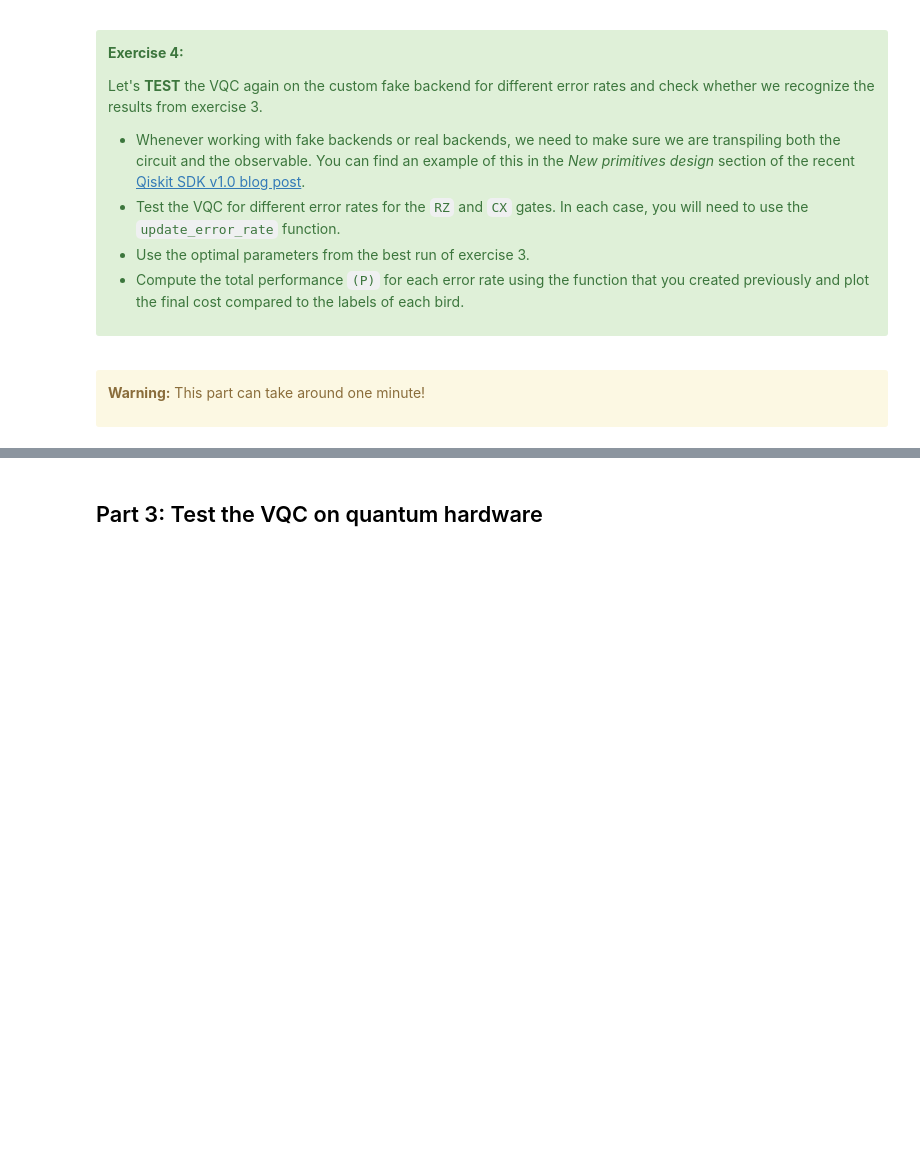
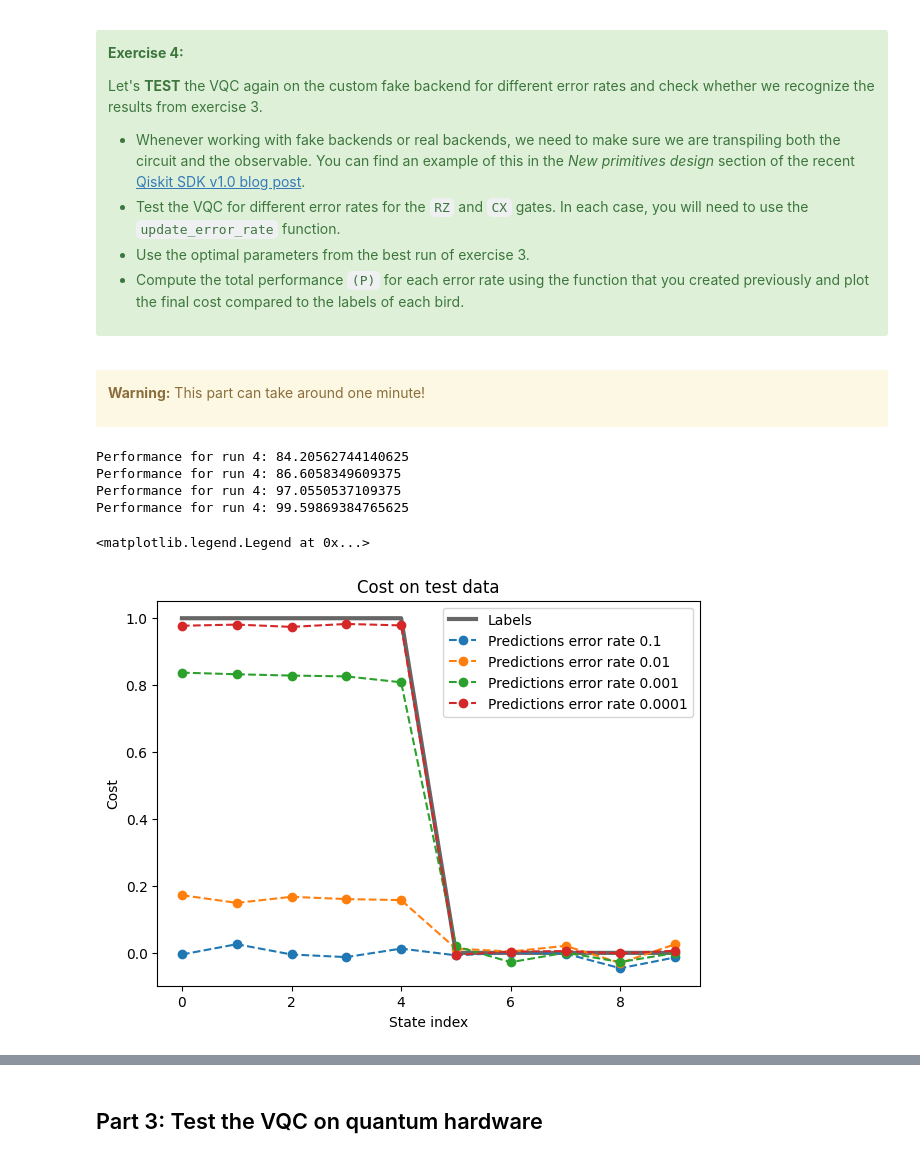
Before and after one commit to thspreetham98/ibm-quantum-challenge-2024, a Jupyter notebook: content/lab_4/lab-4.ipynb, the cells around one changed output, grey strips where cells are left out. Saved outputs shown, nothing was run; the diff lists cells and outputs as text; code cells hidden in the pictures; blank space fills up the shorter version.

```diff
--- a/content/lab_4/lab-4.ipynb
+++ b/content/lab_4/lab-4.ipynb
@@ -397,9 +440,19 @@ def test_VQC(list_coefficients, list_labels, ansatz, obs, opt_params, estimator,
         list: List of test results
     """
     ### Write your code below here ###
+    jobs = []
+    for coeffs in list_coefficients:
+        qc = QuantumCircuit(num_qubits)
+        qc.initialize(coeffs, range(num_qubits))
+        qc = qc.compose(ansatz)
 
+        tqc = pm.run(qc)
+        tobs = obs.apply_layout(layout=tqc.layout)
+        pub = (tqc, tobs, opt_params)
+        job = estimator.run([pub])
+        jobs.append(job)
 
-
+    results_test = [job.result()[0].data.evs for job in jobs]
 
     ### Don't change any code past this line ###
     return results_test
@@ -540,31 +610,45 @@ Let's **TEST** the VQC again on the custom fake backend for different error rate
 # %%
 fig, ax = plt.subplots(1, 1, figsize=(7,5))
 ax.set_title('Cost on test data')
 ax.set_ylabel('Cost')
 ax.set_xlabel('State index')
 ax.plot(list_labels, 'k-', linewidth=3, alpha=0.6, label='Labels')
 
 error_rate_list = [1e-1, 1e-2, 1e-3, 1e-4]
 
 fake_backend = GenericBackendV2(
     num_qubits=5,
     basis_gates=["id", "rz", "sx", "x", "cx"]
   )
 
 for error_rate_value in error_rate_list:
+    error_rates = {
+        "rz_error": error_rate_value,
+        "cx_error": error_rate_value,
+        "sx_error": 1e-8,
+        "measure_error": 1e-8,
+        "default_error": 1e-8,
+        "x_error": 1e-8,
+    }
+    update_error_rate(fake_backend, error_rates)
 
-    update_error_rate # Add your code here
+    estimator =  Estimator(backend=fake_backend)
+    pm = generate_preset_pass_manager(backend=fake_backend, optimization_level=3) # Add your code here
 
-    estimator = # Add your code here
-    pm = # Add your code here
-
-    opt_params = # Add your code here
+    opt_params = res_list[4].x # Add your code here
     results_test = test_VQC(list_coefficients, list_labels, ansatz, obs, opt_params, estimator, pm)
 
     print(f"Performance for run {index}: {compute_performance(results_test, list_labels)}")
     ax.plot(results_test, 'o--', label='Predictions error rate '+str(error_rate_value))
 
 ax.legend()
+# %% [output]
+Performance for run 4: 84.20562744140625
+Performance for run 4: 86.6058349609375
+Performance for run 4: 97.0550537109375
+Performance for run 4: 99.59869384765625
+<matplotlib.legend.Legend at 0x...>
+[figure, added]
 # %%
 # Submit your answer using following code
 grade_lab4_ex4(fake_backend) # Expected answer type: BackendV2
```
Also changed, not shown: parts of 21 cells of this notebook.
